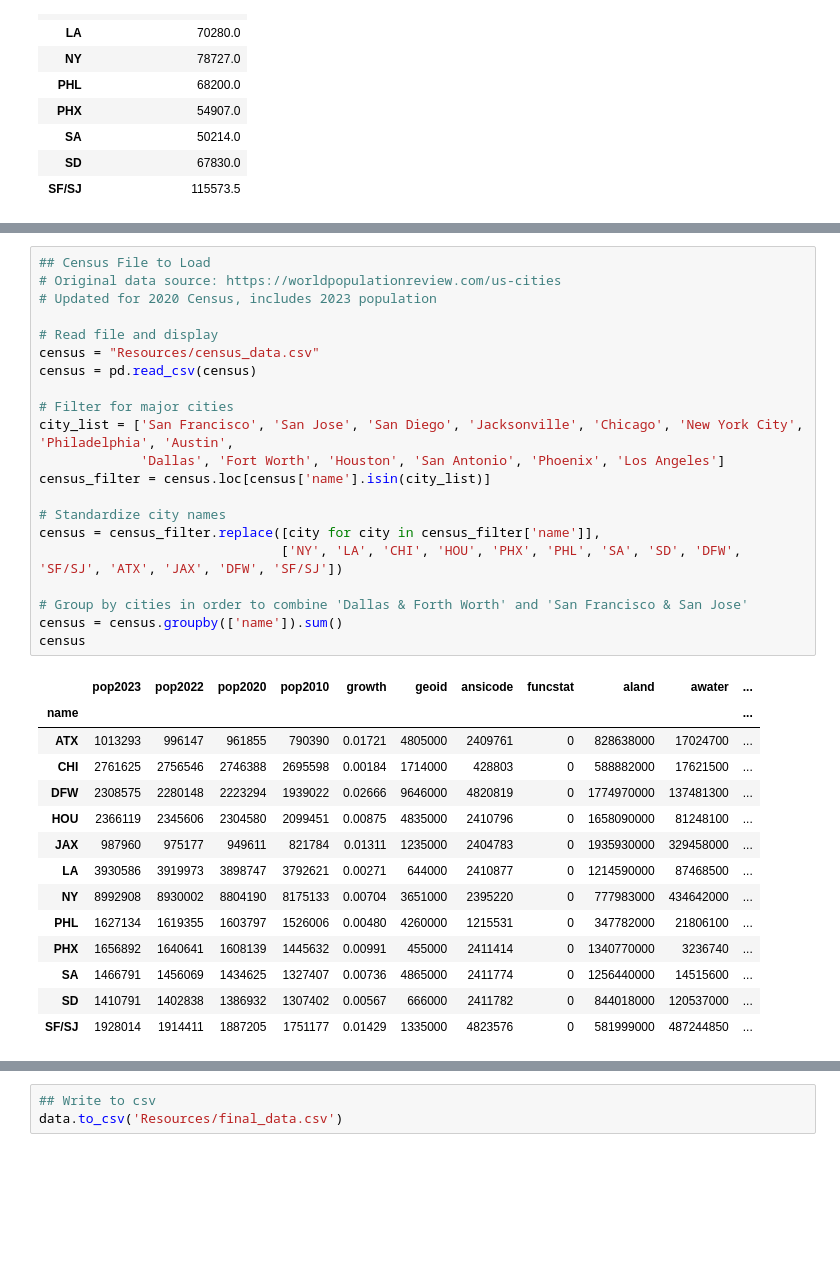
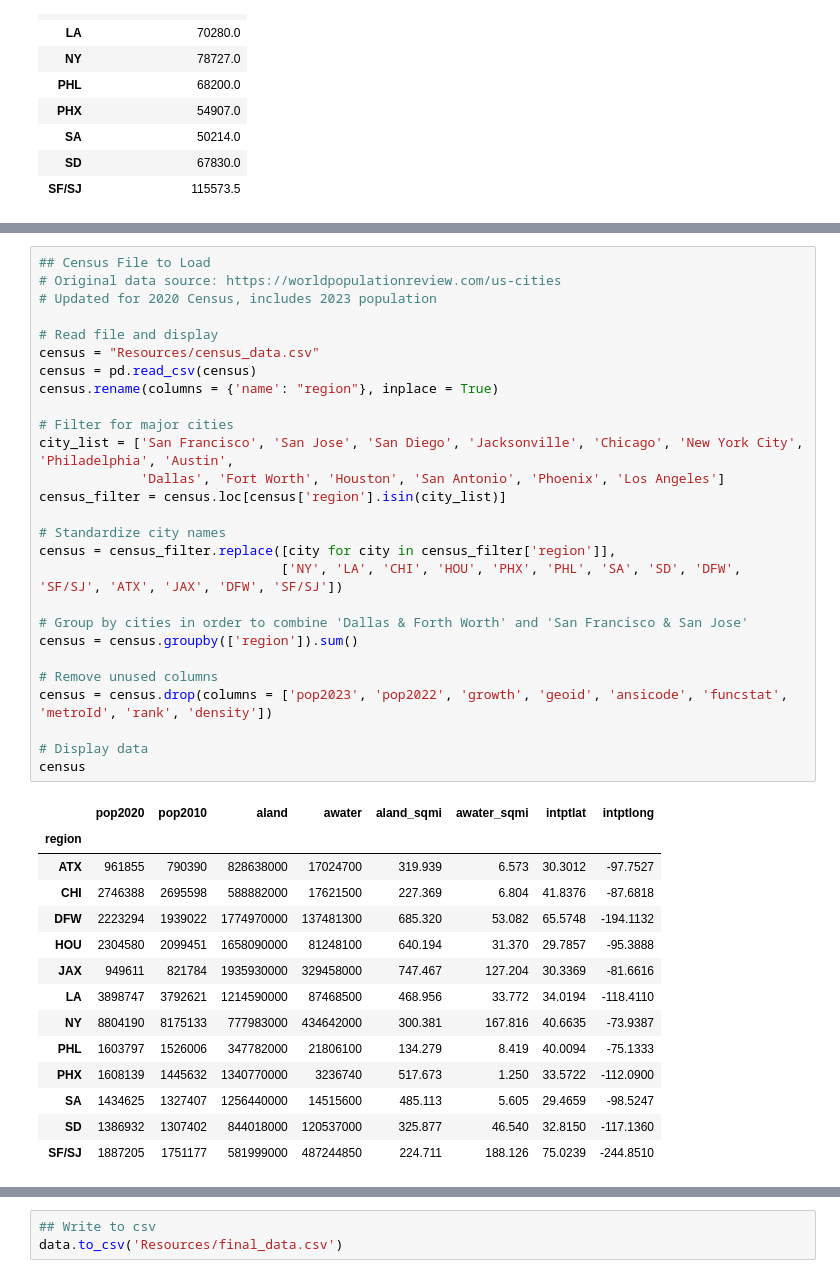
Before and after one commit to ski2488/Project.3, a Jupyter notebook: housing.ipynb, the cells around one changed output, grey strips where cells are left out. Saved outputs shown, nothing was run; the diff lists cells and outputs as text; blank space fills up the shorter version.

```diff
--- a/housing.ipynb
+++ b/housing.ipynb
@@ -276,38 +306,44 @@ data
 # %%
 ## Census File to Load
 # Original data source: https://worldpopulationreview.com/us-cities
 # Updated for 2020 Census, includes 2023 population
 
 # Read file and display
 census = "Resources/census_data.csv"
 census = pd.read_csv(census)
+census.rename(columns = {'name': "region"}, inplace = True)
 
 # Filter for major cities
 city_list = ['San Francisco', 'San Jose', 'San Diego', 'Jacksonville', 'Chicago', 'New York City', 'Philadelphia', 'Austin',
              'Dallas', 'Fort Worth', 'Houston', 'San Antonio', 'Phoenix', 'Los Angeles']
-census_filter = census.loc[census['name'].isin(city_list)]
+census_filter = census.loc[census['region'].isin(city_list)]
 
 # Standardize city names
-census = census_filter.replace([city for city in census_filter['name']],
+census = census_filter.replace([city for city in census_filter['region']],
                                ['NY', 'LA', 'CHI', 'HOU', 'PHX', 'PHL', 'SA', 'SD', 'DFW', 'SF/SJ', 'ATX', 'JAX', 'DFW', 'SF/SJ'])
 
 # Group by cities in order to combine 'Dallas & Forth Worth' and 'San Francisco & San Jose'
-census = census.groupby(['name']).sum()
+census = census.groupby(['region']).sum()
+
+# Remove unused columns
+census = census.drop(columns = ['pop2023', 'pop2022', 'growth', 'geoid', 'ansicode', 'funcstat', 'metroId', 'rank', 'density'])
+
+# Display data
 census
 # %% [output]
-|  | pop2023 | pop2022 | pop2020 | pop2010 | growth | geoid | ansicode | funcstat | aland | awater | ... |
-| name |  |  |  |  |  |  |  |  |  |  | ... |
-| ATX | 1013293 | 996147 | 961855 | 790390 | 0.01721 | 4805000 | 2409761 | 0 | 828638000 | 17024700 | ... |
-| CHI | 2761625 | 2756546 | 2746388 | 2695598 | 0.00184 | 1714000 | 428803 | 0 | 588882000 | 17621500 | ... |
-| DFW | 2308575 | 2280148 | 2223294 | 1939022 | 0.02666 | 9646000 | 4820819 | 0 | 1774970000 | 137481300 | ... |
-| HOU | 2366119 | 2345606 | 2304580 | 2099451 | 0.00875 | 4835000 | 2410796 | 0 | 1658090000 | 81248100 | ... |
-| JAX | 987960 | 975177 | 949611 | 821784 | 0.01311 | 1235000 | 2404783 | 0 | 1935930000 | 329458000 | ... |
-| LA | 3930586 | 3919973 | 3898747 | 3792621 | 0.00271 | 644000 | 2410877 | 0 | 1214590000 | 87468500 | ... |
-| NY | 8992908 | 8930002 | 8804190 | 8175133 | 0.00704 | 3651000 | 2395220 | 0 | 777983000 | 434642000 | ... |
-| PHL | 1627134 | 1619355 | 1603797 | 1526006 | 0.00480 | 4260000 | 1215531 | 0 | 347782000 | 21806100 | ... |
-| PHX | 1656892 | 1640641 | 1608139 | 1445632 | 0.00991 | 455000 | 2411414 | 0 | 1340770000 | 3236740 | ... |
-| SA | 1466791 | 1456069 | 1434625 | 1327407 | 0.00736 | 4865000 | 2411774 | 0 | 1256440000 | 14515600 | ... |
-| SD | 1410791 | 1402838 | 1386932 | 1307402 | 0.00567 | 666000 | 2411782 | 0 | 844018000 | 120537000 | ... |
-| SF/SJ | 1928014 | 1914411 | 1887205 | 1751177 | 0.01429 | 1335000 | 4823576 | 0 | 581999000 | 487244850 | ... |
+|  | pop2020 | pop2010 | aland | awater | aland_sqmi | awater_sqmi | intptlat | intptlong |
+| region |  |  |  |  |  |  |  |  |
+| ATX | 961855 | 790390 | 828638000 | 17024700 | 319.939 | 6.573 | 30.3012 | -97.7527 |
+| CHI | 2746388 | 2695598 | 588882000 | 17621500 | 227.369 | 6.804 | 41.8376 | -87.6818 |
+| DFW | 2223294 | 1939022 | 1774970000 | 137481300 | 685.320 | 53.082 | 65.5748 | -194.1132 |
+| HOU | 2304580 | 2099451 | 1658090000 | 81248100 | 640.194 | 31.370 | 29.7857 | -95.3888 |
+| JAX | 949611 | 821784 | 1935930000 | 329458000 | 747.467 | 127.204 | 30.3369 | -81.6616 |
+| LA | 3898747 | 3792621 | 1214590000 | 87468500 | 468.956 | 33.772 | 34.0194 | -118.4110 |
+| NY | 8804190 | 8175133 | 777983000 | 434642000 | 300.381 | 167.816 | 40.6635 | -73.9387 |
+| PHL | 1603797 | 1526006 | 347782000 | 21806100 | 134.279 | 8.419 | 40.0094 | -75.1333 |
+| PHX | 1608139 | 1445632 | 1340770000 | 3236740 | 517.673 | 1.250 | 33.5722 | -112.0900 |
+| SA | 1434625 | 1327407 | 1256440000 | 14515600 | 485.113 | 5.605 | 29.4659 | -98.5247 |
+| SD | 1386932 | 1307402 | 844018000 | 120537000 | 325.877 | 46.540 | 32.8150 | -117.1360 |
+| SF/SJ | 1887205 | 1751177 | 581999000 | 487244850 | 224.711 | 188.126 | 75.0239 | -244.8510 |
 # %%
 ## Merge Datasets on city
```
Also changed, not shown: parts of 6 cells of this notebook, 1 other file.
